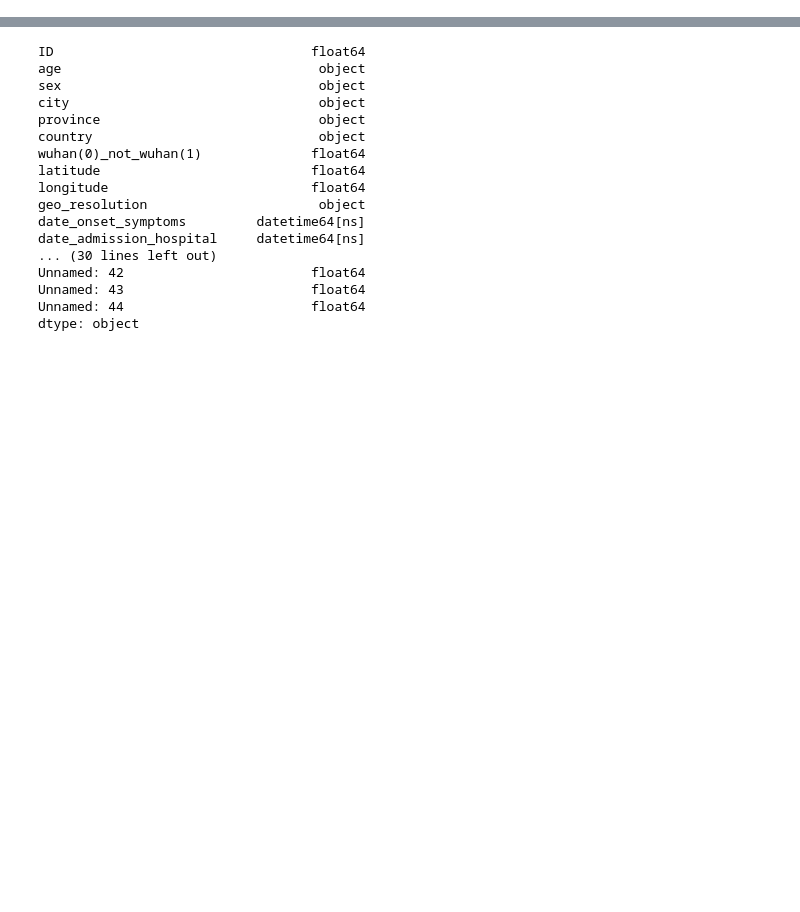
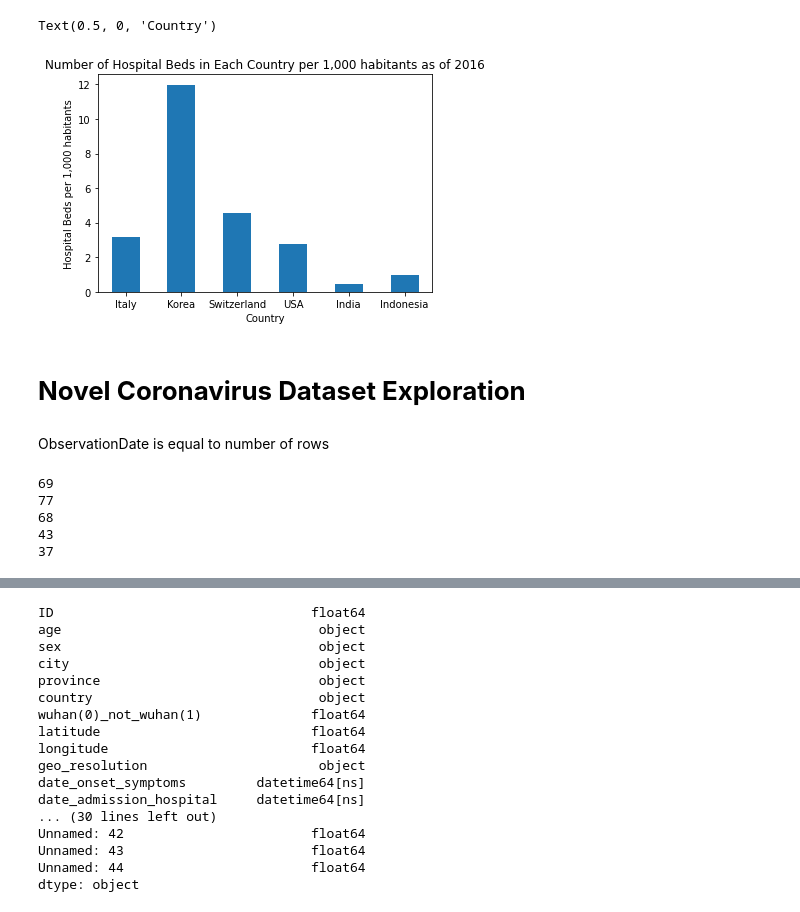
Before and after one commit to abijbart/DS4H_covid19, a Jupyter notebook: exploration_ds4h.ipynb, the cells around one changed output, grey strips where cells are left out. Saved outputs shown, nothing was run; the diff lists cells and outputs as text; code cells hidden in the pictures; blank space fills up the shorter version.

Commit message:
some visualizations of non-US countries using hospital bed and novel country-level datasets

```diff
--- a/exploration_ds4h.ipynb
+++ b/exploration_ds4h.ipynb
@@ -61,0 +11,3 @@ All changes made in this colab session should now be visible in Drive.
+# %%
+!git clone https://github.com/abijbart/DS4H_covid19.git
+dataset_dir = 'DS4H_covid19/dataset/'
@@ -61,0 +28,6 @@ All changes made in this colab session should now be visible in Drive.
+# %%
+hospital_beds = pd.read_csv(dataset_dir + 'OECD_hospitalbeds.csv')
+hospital_beds = hospital_beds[hospital_beds['TIME'] == 2016]
+hospital_beds = hospital_beds[['LOCATION', 'Value']] # Value is number of hospital beds PER 1000 HABITANTS
+hospital_beds = hospital_beds.set_index('LOCATION')
+hospital_beds
@@ -61,0 +43,10 @@ All changes made in this colab session should now be visible in Drive.
+# %%
+ax = hospital_beds.plot.bar(rot = 0, legend = False)
+ax.set_title('Number of Hospital Beds in Each Country per 1,000 habitants as of 2016')
+ax.set_ylabel('Hospital Beds per 1,000 habitants')
+ax.set_xlabel('Country')
+# %% [output]
+Text(0.5, 0, 'Country')
+[figure, added]
+# %% [markdown]
+# **Novel Coronavirus Dataset Exploration**
@@ -61,0 +76,14 @@ All changes made in this colab session should now be visible in Drive.
+# %% [markdown]
+ObservationDate is equal to number of rows
+# %%
+print(len(main_india) if len(main_india) == len(main_india['ObservationDate'].unique()) else "UNEQUAL")
+print(len(main_korea) if (len(main_korea) == len(main_korea['ObservationDate'].unique())) else "UNEQUAL")
+print(len(main_italy) if (len(main_italy) == len(main_italy['ObservationDate'].unique())) else "UNEQUAL")
+print(len(main_switzerland) if (len(main_switzerland) == len(main_switzerland['ObservationDate'].unique())) else "UNEQUAL")
+print(len(main_indonesia) if (len(main_indonesia) == len(main_indonesia['ObservationDate'].unique())) else "UNEQUAL")
+# %% [output]
+69
+77
+68
+43
+37
```
Also changed, not shown: parts of 19 cells of this notebook.
